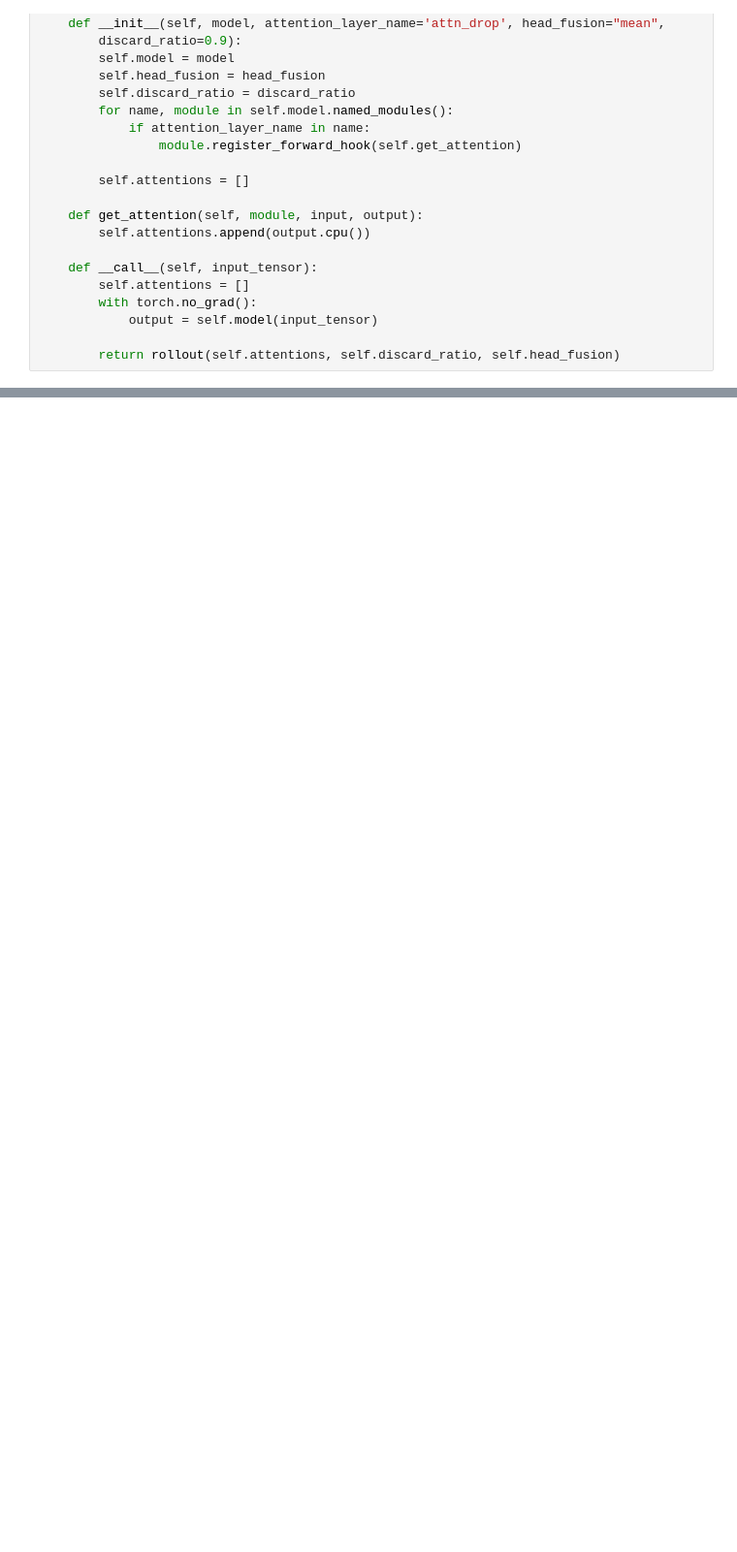
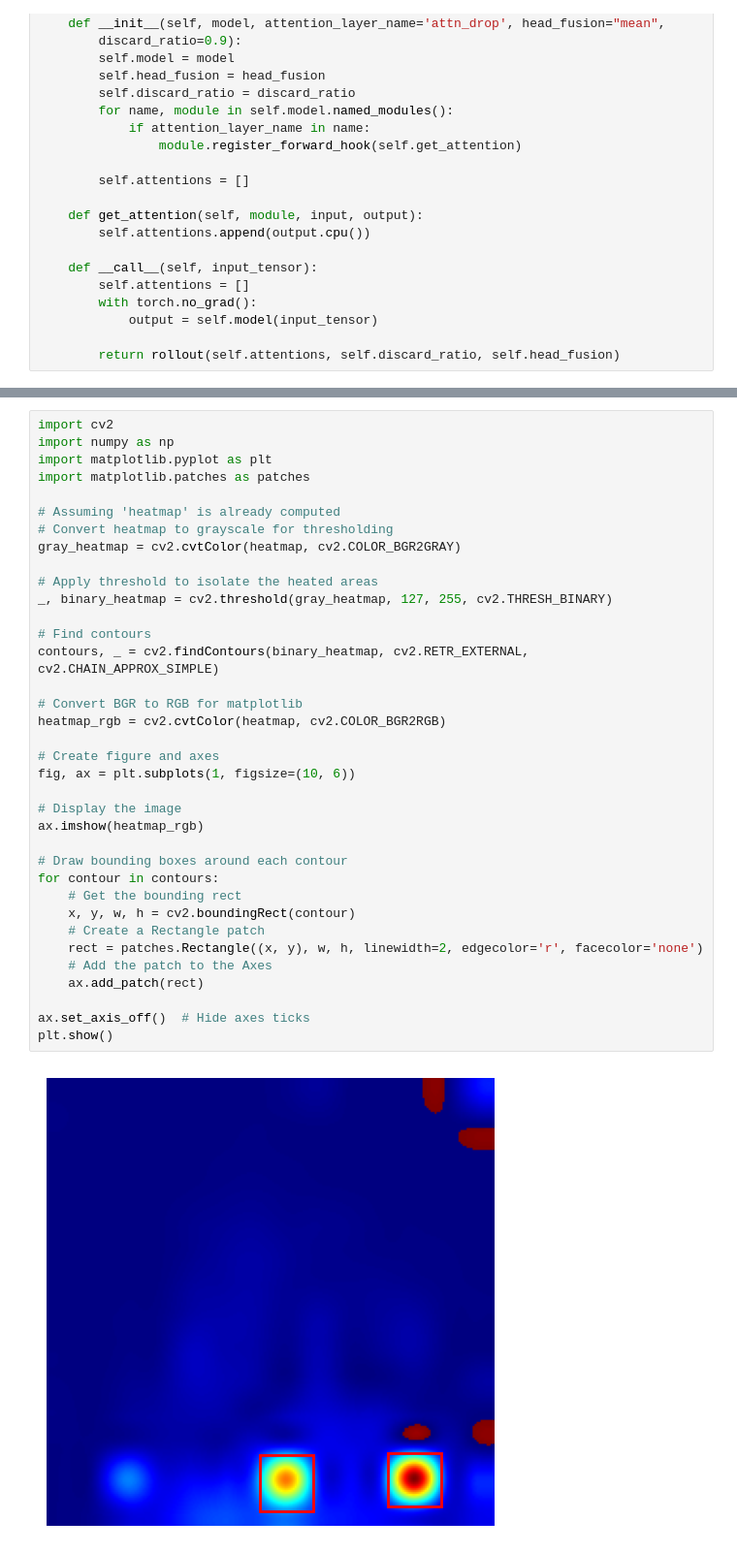
Before and after one commit to taheeraahmed/master-thesis, a Jupyter notebook: 01-multi-label/notebook/xai-vit.ipynb, the cells around one changed output, grey strips where cells are left out. Shown at 97% size. Drawn from its saved outputs; the diff is of its cells as text; blank space fills up the shorter version.

```diff
--- a/01-multi-label/notebook/xai-vit.ipynb
+++ b/01-multi-label/notebook/xai-vit.ipynb
@@ -457,0 +434,38 @@ plt.show()
+# %%
+import cv2
+import numpy as np
+import matplotlib.pyplot as plt
+import matplotlib.patches as patches
+
+# Assuming 'heatmap' is already computed
+# Convert heatmap to grayscale for thresholding
+gray_heatmap = cv2.cvtColor(heatmap, cv2.COLOR_BGR2GRAY)
+
+# Apply threshold to isolate the heated areas
+_, binary_heatmap = cv2.threshold(gray_heatmap, 127, 255, cv2.THRESH_BINARY)
+
+# Find contours
+contours, _ = cv2.findContours(binary_heatmap, cv2.RETR_EXTERNAL, cv2.CHAIN_APPROX_SIMPLE)
+
+# Convert BGR to RGB for matplotlib
+heatmap_rgb = cv2.cvtColor(heatmap, cv2.COLOR_BGR2RGB)
+
+# Create figure and axes
+fig, ax = plt.subplots(1, figsize=(10, 6))
+
+# Display the image
+ax.imshow(heatmap_rgb)
+
+# Draw bounding boxes around each contour
+for contour in contours:
+    # Get the bounding rect
+    x, y, w, h = cv2.boundingRect(contour)
+    # Create a Rectangle patch
+    rect = patches.Rectangle((x, y), w, h, linewidth=2, edgecolor='r', facecolor='none')
+    # Add the patch to the Axes
+    ax.add_patch(rect)
+
+ax.set_axis_off()  # Hide axes ticks
+plt.show()
+# %% [output]
+[figure, added]
```
Also changed, not shown: parts of 32 cells of this notebook, 1 other file.
